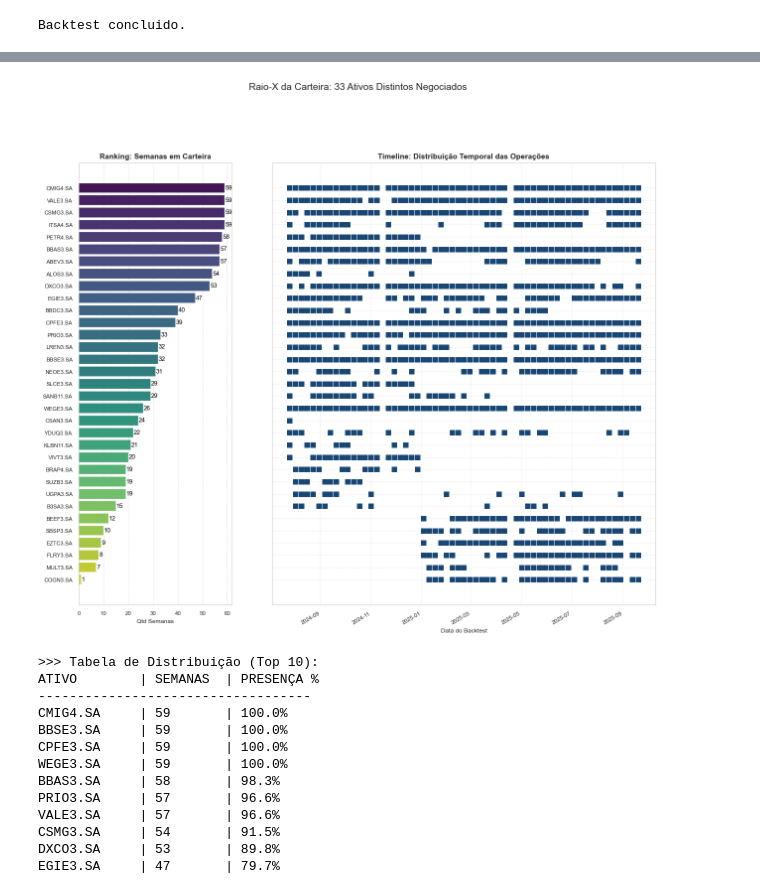
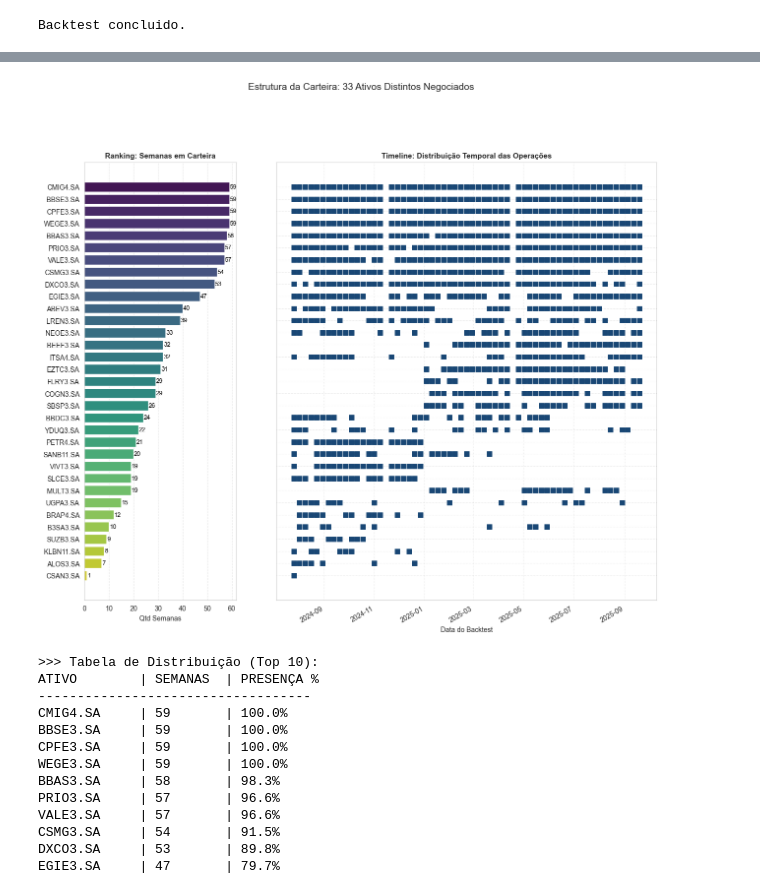
Before and after one commit to alexisetechas/Ensemble-learning-based-stock-market-prediction-enhanced-with-sentiment-analysis, a Jupyter notebook: backtest.ipynb, the cells around one changed output, grey strips where cells are left out. Saved outputs shown, nothing was run; the diff lists cells and outputs as text; code cells hidden in the pictures.

```diff
--- a/backtest.ipynb
+++ b/backtest.ipynb
@@ -642,51 +680,54 @@ dfExp = dfExp.dropna(subset=['Ativos'])
 rankAtivos = dfExp['Ativos'].value_counts()
 
 ordem_ativos = rankAtivos.index.tolist()
+
+dfExp['Ativos'] = pd.Categorical(dfExp['Ativos'], categories=ordem_ativos, ordered=True)
+
 Altura = max(6, len(rankAtivos) * 0.35)
 
 fig = plt.figure(figsize=(15, Altura))
-gs = fig.add_gridspec(1, 2, width_ratios=[1, 2.5], wspace=0.15) # 1 parte para Ranking, 2.5 partes para Timeline
+gs = fig.add_gridspec(1, 2, width_ratios=[1, 2.5], wspace=0.15)
 
 ax1 = fig.add_subplot(gs[0])
 
 sns.barplot(x=rankAtivos.values, y=rankAtivos.index, ax=ax1,
-            palette="viridis", hue=rankAtivos.index, legend=False)
+            palette="viridis", hue=rankAtivos.index, legend=False,
+            order=ordem_ativos)
 
 ax1.set_title("Ranking: Semanas em Carteira", fontweight='bold', fontsize=11)
 ax1.set_xlabel("Qtd Semanas")
 ax1.set_ylabel("")
 ax1.grid(axis='x', linestyle='--', alpha=0.5)
 
 for i, v in enumerate(rankAtivos.values):
     ax1.text(v + 0.2, i, str(v), color='black', va='center', fontsize=9)
 
 ax2 = fig.add_subplot(gs[1], sharey=ax1)
-
+m
 sns.scatterplot(data=dfExp, x='Data', y='Ativos', ax=ax2,
                 s=60, marker='s', color='#003366', edgecolor=None, alpha=0.9)
 
 ax2.set_title("Timeline: Distribuição Temporal das Operações", fontweight='bold', fontsize=11)
 ax2.set_xlabel("Data do Backtest")
-ax2.set_ylabel("") # Remove label Y pois já tem no gráfico 1
-ax2.tick_params(axis='y', left=False, labelleft=False) # Remove textos do eixo Y (redundante)
+ax2.set_ylabel("")
+ax2.tick_params(axis='y', left=False, labelleft=False)
 ax2.grid(True, linestyle=':', alpha=0.6)
 
 plt.setp(ax2.get_xticklabels(), rotation=30, ha="right")
 
-plt.suptitle(f"Raio-X da Carteira: {len(rankAtivos)} Ativos Distintos Negociados",
-            fontsize=14, y=1.02)
+plt.suptitle(f"Estrutura da Carteira: {len(rankAtivos)} Ativos Distintos Negociados",
+             fontsize=14, y=1.02)
 
 plt.show()
-
 print("\n>>> Tabela de Distribuição (Top 10):")
 total_semanas = len(dfAuditoria)
 print(f"{'ATIVO':<12} | {'SEMANAS':<8} | {'PRESENÇA %':<10}")
 print("-" * 35)
 for ativo, qtd in rankAtivos.head(10).items():
     pct = (qtd / total_semanas) * 100
     print(f"{ativo:<12} | {qtd:<8} | {pct:.1f}%")
 # %% [output]
-[figure, old version]
+[figure, new version]
 >>> Tabela de Distribuição (Top 10):
 ATIVO        | SEMANAS  | PRESENÇA %
 -----------------------------------
```
Also changed, not shown: parts of 8 cells of this notebook, 1 other file.
